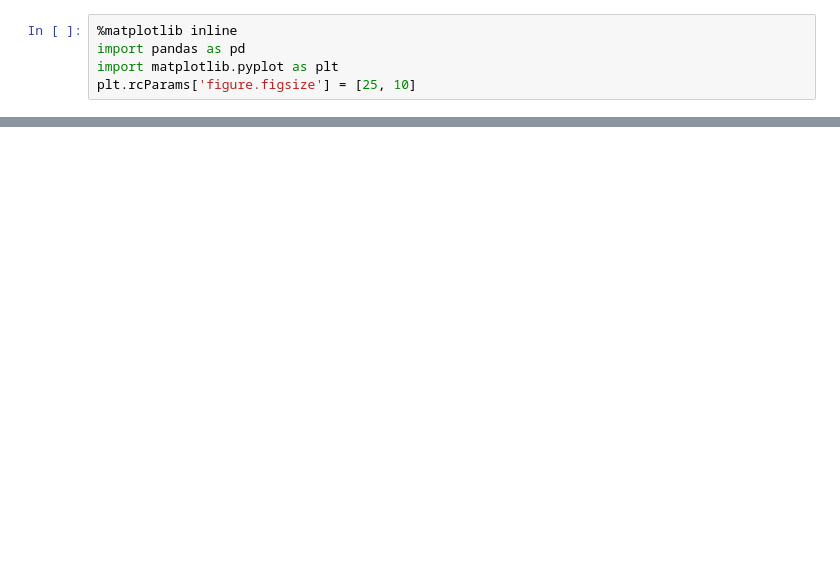
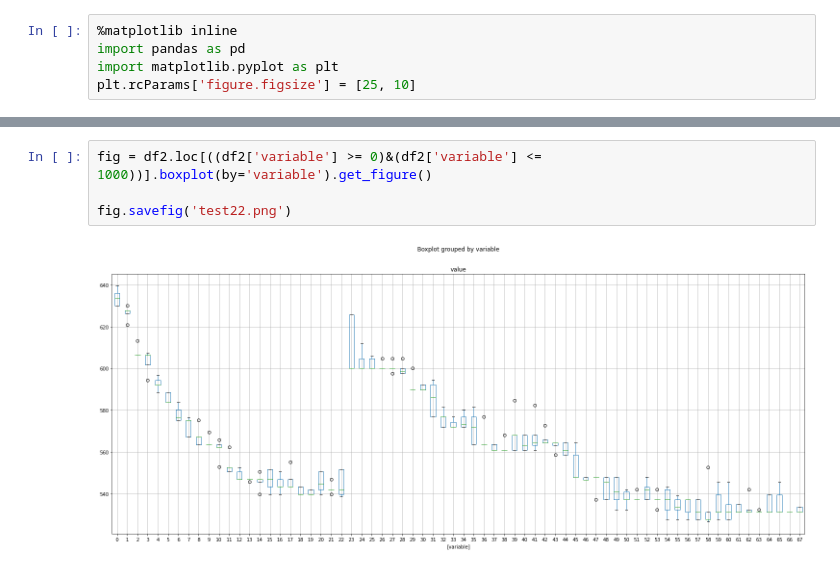
Before and after one commit to phaluch/pi3, a Jupyter notebook: PI3.ipynb, the cells around one changed output, grey strips where cells are left out. Drawn from its saved outputs; the diff is of its cells as text; blank space fills up the shorter version.

```diff
--- a/PI3.ipynb
+++ b/PI3.ipynb
@@ -661,0 +708,6 @@ df.loc[((df['variable'] >= 0)&(df['variable'] <= 1000))].boxplot(by='variable')
+# %%
+fig = df2.loc[((df2['variable'] >= 0)&(df2['variable'] <= 1000))].boxplot(by='variable').get_figure()
+
+fig.savefig('test22.png')
+# %% [output]
+[figure, added]
```
Also changed, not shown: parts of 18 cells of this notebook, 2 other files.
